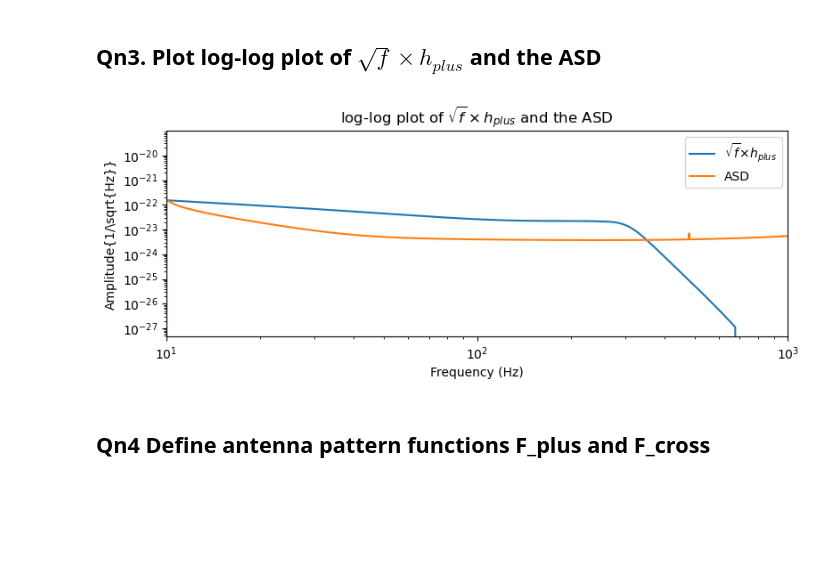
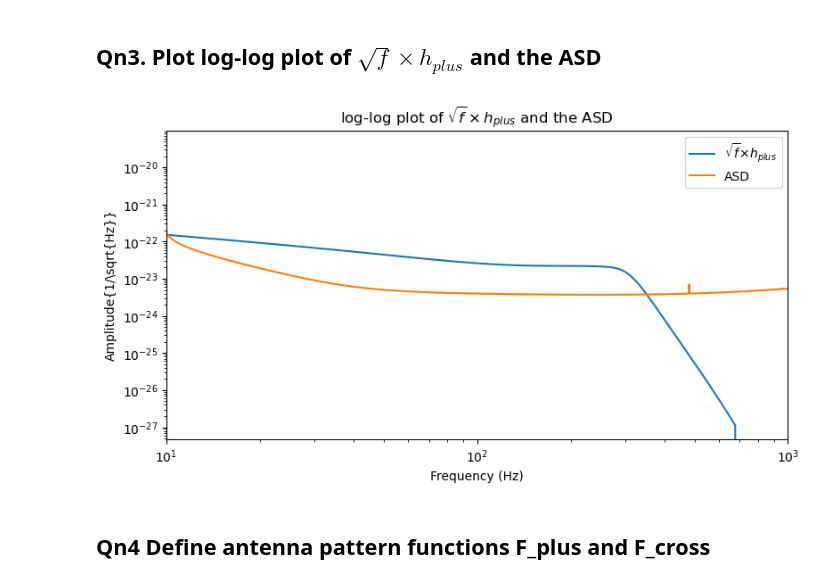
Before and after one commit to ZhongXinyu/Gravitational-Waves-Detection, a Jupyter notebook: part1.ipynb, the cells around one changed output. Saved outputs shown, nothing was run; the diff lists cells and outputs as text; code cells hidden in the pictures; blank space fills up the shorter version.

```diff
--- a/part1.ipynb
+++ b/part1.ipynb
@@ -81,22 +99,22 @@ plt.show()
 # %%
 # calculate sqrt(f) * h_plus
 sqrt_f_h_plus = np.sqrt(h_plus.sample_frequencies) * h_plus
 
 # plot the sqrt(f) * h_plus and the ASD
-plt.figure(figsize=(9,3))
+plt.figure(figsize=(9,4.5))
 plt.plot(h_plus.sample_frequencies, np.abs(sqrt_f_h_plus), label=r'$\sqrt{f} {\times} h_{plus}$')
 plt.plot(frequency, asd, label='ASD')
 plt.xscale('log')
 plt.yscale('log')
 plt.xlim(10, 1000)
 plt.xlabel('Frequency (Hz)')
 plt.ylabel(r'Amplitude{1/\sqrt{Hz}}')
 plt.legend()
 plt.title(r'log-log plot of $\sqrt{f} \times h_{plus}$ and the ASD')
 plt.savefig('figures/sqrt_f_h_plus_ASD.png')
 plt.show()
 # %% [output]
-[figure, old version]
+[figure, new version]
 # %% [markdown]
 ## Qn4 Define antenna pattern functions F_plus and F_cross
 # %%
```
Also changed, not shown: parts of 4 cells of this notebook.
